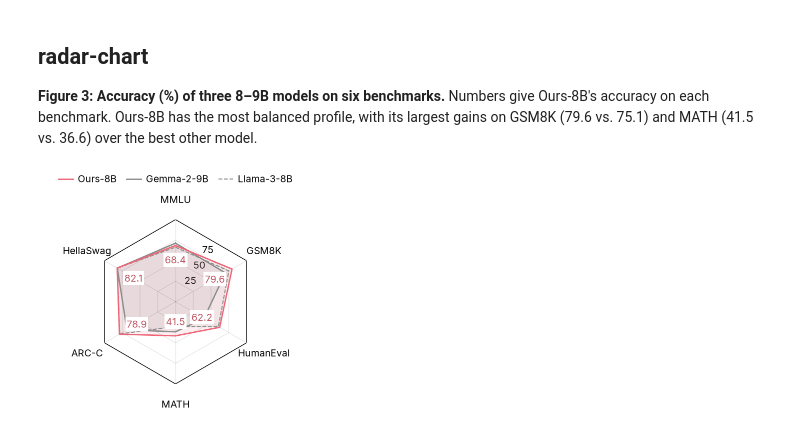
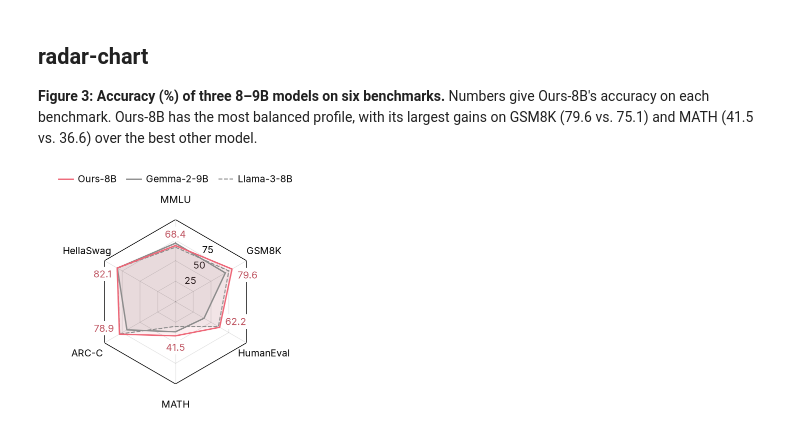
Before and after one commit to bigohofone/academic-figure-skill, a Jupyter notebook: examples/chart-types/notebooks/radar-chart.ipynb, the cells around one changed output. Saved outputs shown, nothing was run; the diff lists cells and outputs as text; code cells hidden in the pictures.

```diff
--- a/examples/chart-types/notebooks/radar-chart.ipynb
+++ b/examples/chart-types/notebooks/radar-chart.ipynb
@@ -36,34 +36,36 @@ for r in rings:
 for a in angles:
     ax.plot([a, a], [0, rings[-1]], color=colors["ink"], alpha=0.1, linewidth=0.5)
 ax.plot(loop, [rings[-1]] * (n + 1), color=colors["ink"], linewidth=0.5)
 
 handles = {}
 for name, color, style in [("Gemma-2-9B", colors["neutral"], "-"),
                            ("Llama-3-8B", colors["neutral"], "--"),
                            ("Ours-8B", colors["ours"], "-")]:
     values = data["scores"][name]
     width = 1 if style == "-" else paper.dashed_width
     handles[name], = ax.plot(loop, np.r_[values, values[:1]], color=color, linestyle=style, linewidth=width, label=name)
     ax.fill(angles, values, color=color, alpha=0.1)
 
 for angle, v in zip(angles, data["scores"]["Ours-8B"]):
-    ax.annotate(f"{v:#.3g}", (angle, v), xytext=(-6 * np.sin(angle), -6 * np.cos(angle)), textcoords="offset points",
-                ha="right" if np.sin(angle) > 0.1 else "left" if np.sin(angle) < -0.1 else "center",
-                va="top" if np.cos(angle) > 0.1 else "bottom" if np.cos(angle) < -0.1 else "center",
+    side = np.sin(angle) if abs(np.sin(angle)) > 0.1 else 0
+    up = np.cos(angle) if side == 0 else 0
+    ax.annotate(f"{v:#.3g}", (angle, v), xytext=(4 * np.sign(side), 4 * np.sign(up)), textcoords="offset points",
+                ha="left" if side > 0 else "right" if side < 0 else "center",
+                va=("top" if np.cos(angle) > 0 else "bottom") if side else ("bottom" if up > 0 else "top"),
                 color=darken(colors["ours"]), bbox=dict(facecolor="white", edgecolor="none", pad=1))
 
 ax.set_ylim(0, rings[-1])
 ax.set_xticks(angles, labels=names)
 ax.tick_params(axis="x", pad=6)
 ax.set_yticks([r * np.cos(np.pi / n) for r in rings[:-1]], labels=[str(r) for r in rings[:-1]])
 ax.set_rlabel_position(180 / n)
 
 order = ["Ours-8B", "Gemma-2-9B", "Llama-3-8B"]
 fig.legend([handles[m] for m in order], order, loc="outside upper center", ncol=3, frameon=False, borderaxespad=0)
 
 fit_height(fig, ax)
 fig.savefig("../outputs/radar-chart.pdf")
 fig.savefig("../outputs/radar-chart.png")
 plt.show()
 # %% [output]
-[figure, old version]
+[figure, new version]
```
Also changed, not shown: 2 other files.
